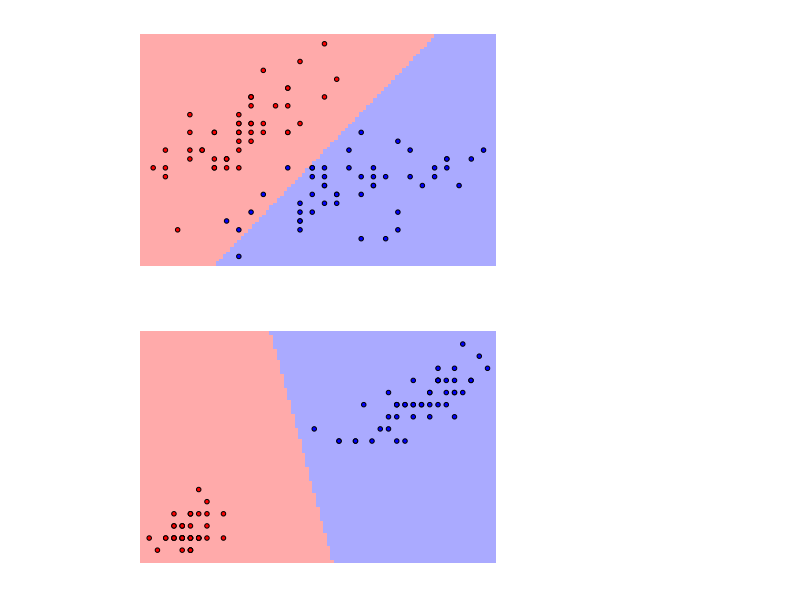
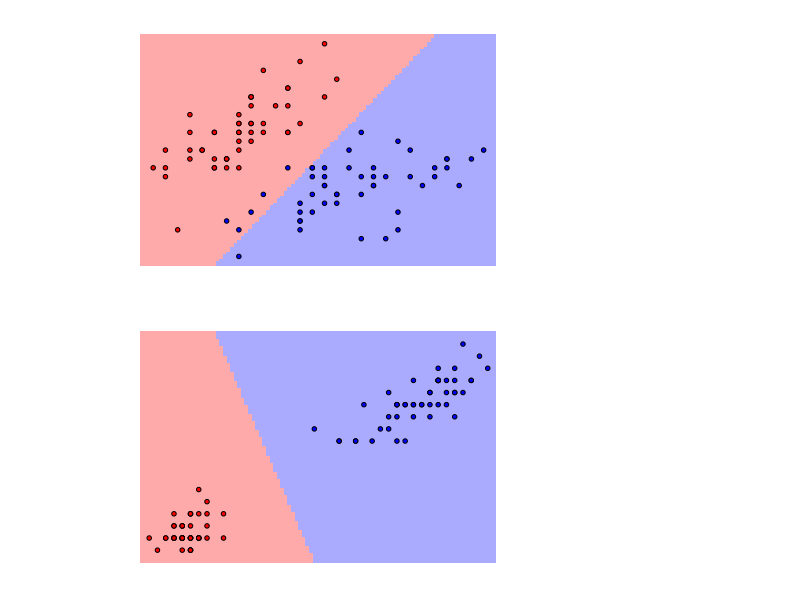
Before and after one commit to briansorahan/dsfs, a Jupyter notebook: notebooks/SVM-4.6.1.ipynb, the cells around one changed output. Drawn from its saved outputs; the diff is of its cells as text; code cells hidden in the pictures.

```diff
--- a/notebooks/SVM-4.6.1.ipynb
+++ b/notebooks/SVM-4.6.1.ipynb
@@ -105,10 +105,10 @@ plot_estimator(svc, X, y)
 [figure]
 # %%
 # We can "soften" the boundary even more with C=0.01.
-svc = svm.SVC(kernel='linear', C=0.01)
+svc = svm.SVC(kernel='linear', C=1)
 X = iris.data[0:100, 2:4]
 y = iris.target[0:100]
 svc.fit(X, y)
 plot_estimator(svc, X, y)
 # %% [output]
-[figure, old version]
+[figure, new version]
```
